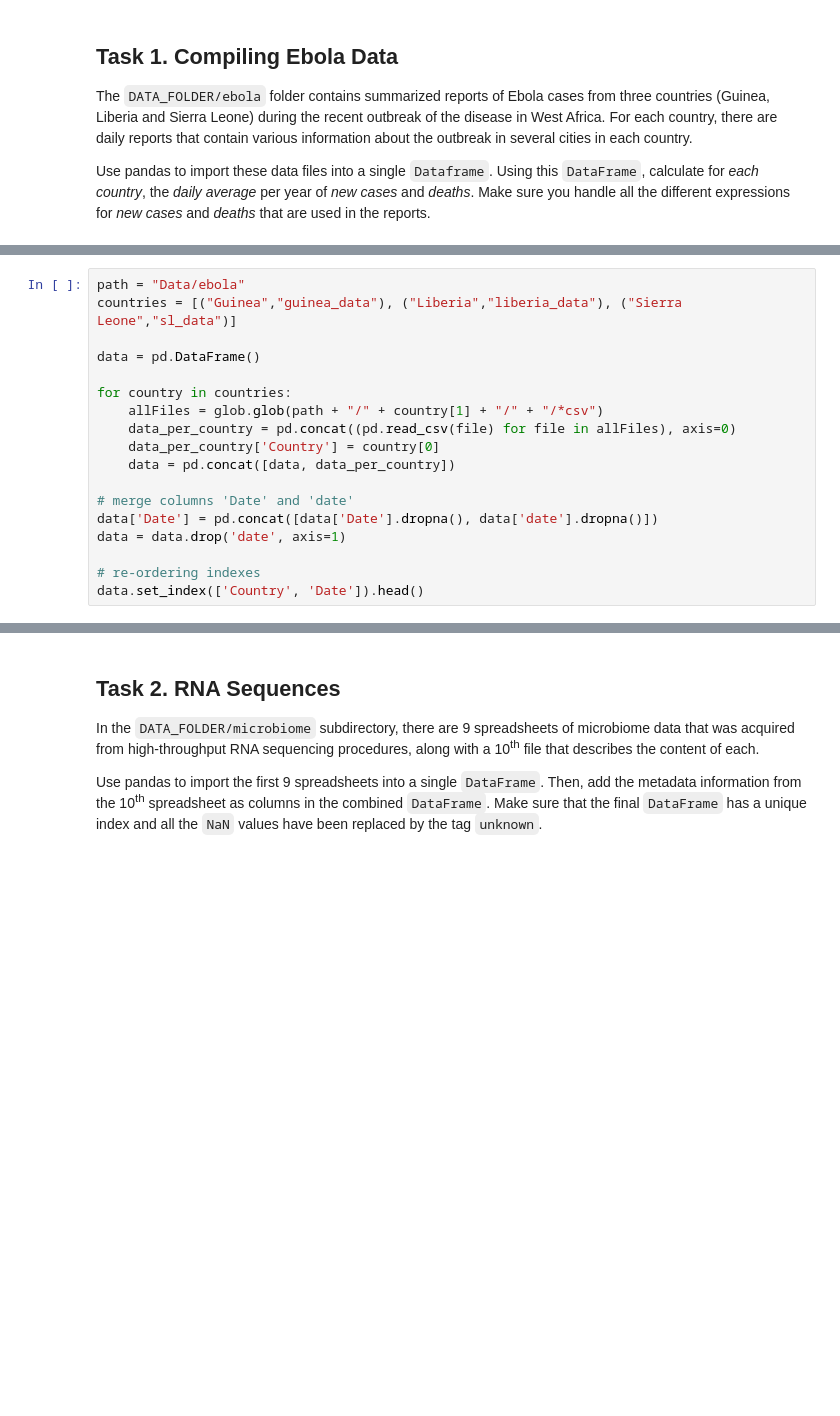
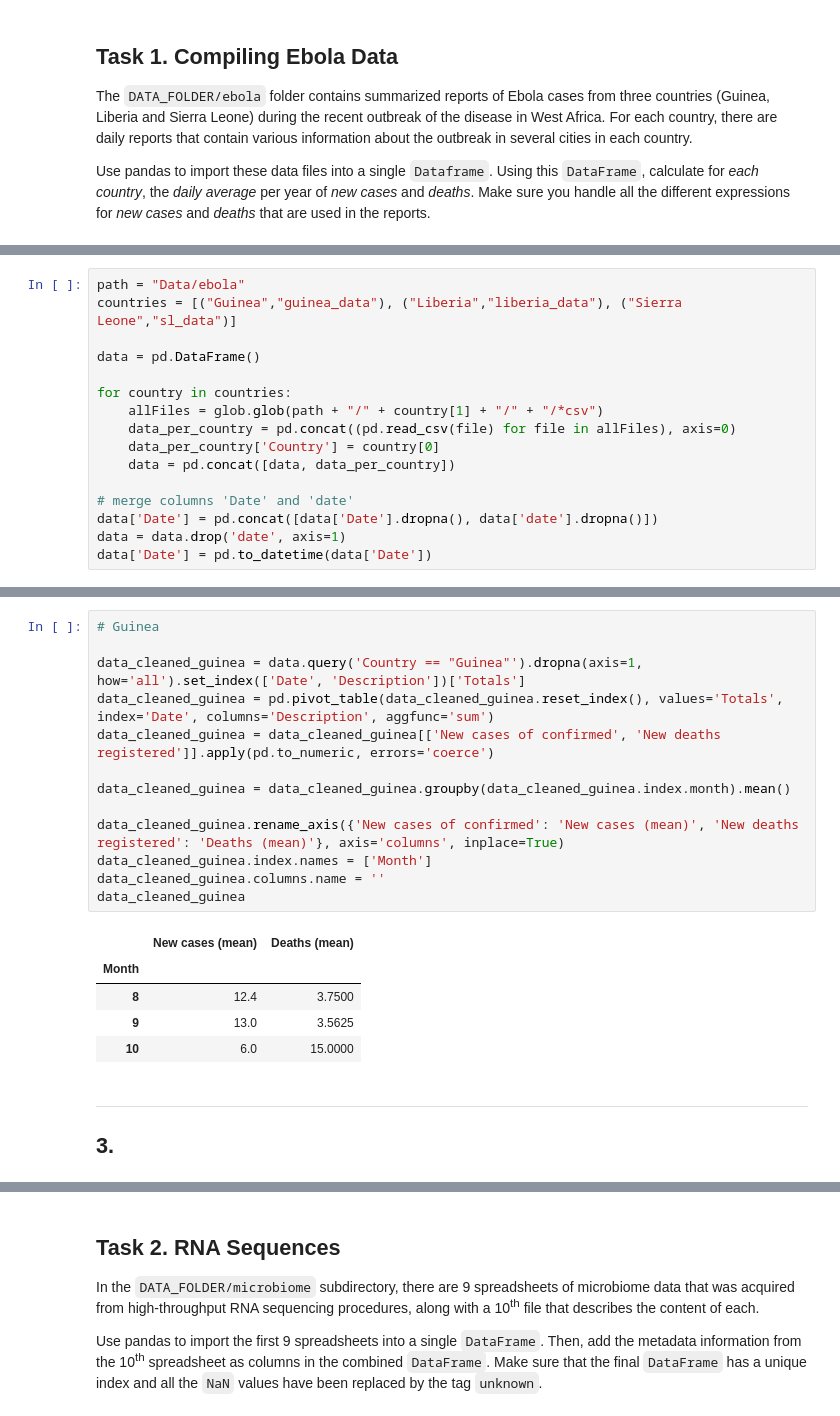
Before and after one commit to Timonzimm/CS-401, a Jupyter notebook: HW01/Homework 1.ipynb, the cells around one changed output, grey strips where cells are left out. Drawn from its saved outputs; the diff is of its cells as text; blank space fills up the shorter version.

```diff
--- a/HW01/Homework 1.ipynb
+++ b/HW01/Homework 1.ipynb
@@ -40,6 +56,4 @@ for country in countries:
 # merge columns 'Date' and 'date'
 data['Date'] = pd.concat([data['Date'].dropna(), data['date'].dropna()])
 data = data.drop('date', axis=1)
-
-# re-ordering indexes
-data.set_index(['Country', 'Date']).head()
+data['Date'] = pd.to_datetime(data['Date'])
@@ -111,0 +63,22 @@ dtype: float64
+# %%
+# Guinea
+
+data_cleaned_guinea = data.query('Country == "Guinea"').dropna(axis=1, how='all').set_index(['Date', 'Description'])['Totals']
+data_cleaned_guinea = pd.pivot_table(data_cleaned_guinea.reset_index(), values='Totals', index='Date', columns='Description', aggfunc='sum')
+data_cleaned_guinea = data_cleaned_guinea[['New cases of confirmed', 'New deaths registered']].apply(pd.to_numeric, errors='coerce')
+
+data_cleaned_guinea = data_cleaned_guinea.groupby(data_cleaned_guinea.index.month).mean()
+
+data_cleaned_guinea.rename_axis({'New cases of confirmed': 'New cases (mean)', 'New deaths registered': 'Deaths (mean)'}, axis='columns', inplace=True)
+data_cleaned_guinea.index.names = ['Month']
+data_cleaned_guinea.columns.name = ''
+data_cleaned_guinea
+# %% [output]
+|  | New cases (mean) | Deaths (mean) |
+| Month |  |  |
+| 8 | 12.4 | 3.7500 |
+| 9 | 13.0 | 3.5625 |
+| 10 | 6.0 | 15.0000 |
+# %% [markdown]
+---
+## 3.
```
Also changed, not shown: parts of 13 cells of this notebook.
